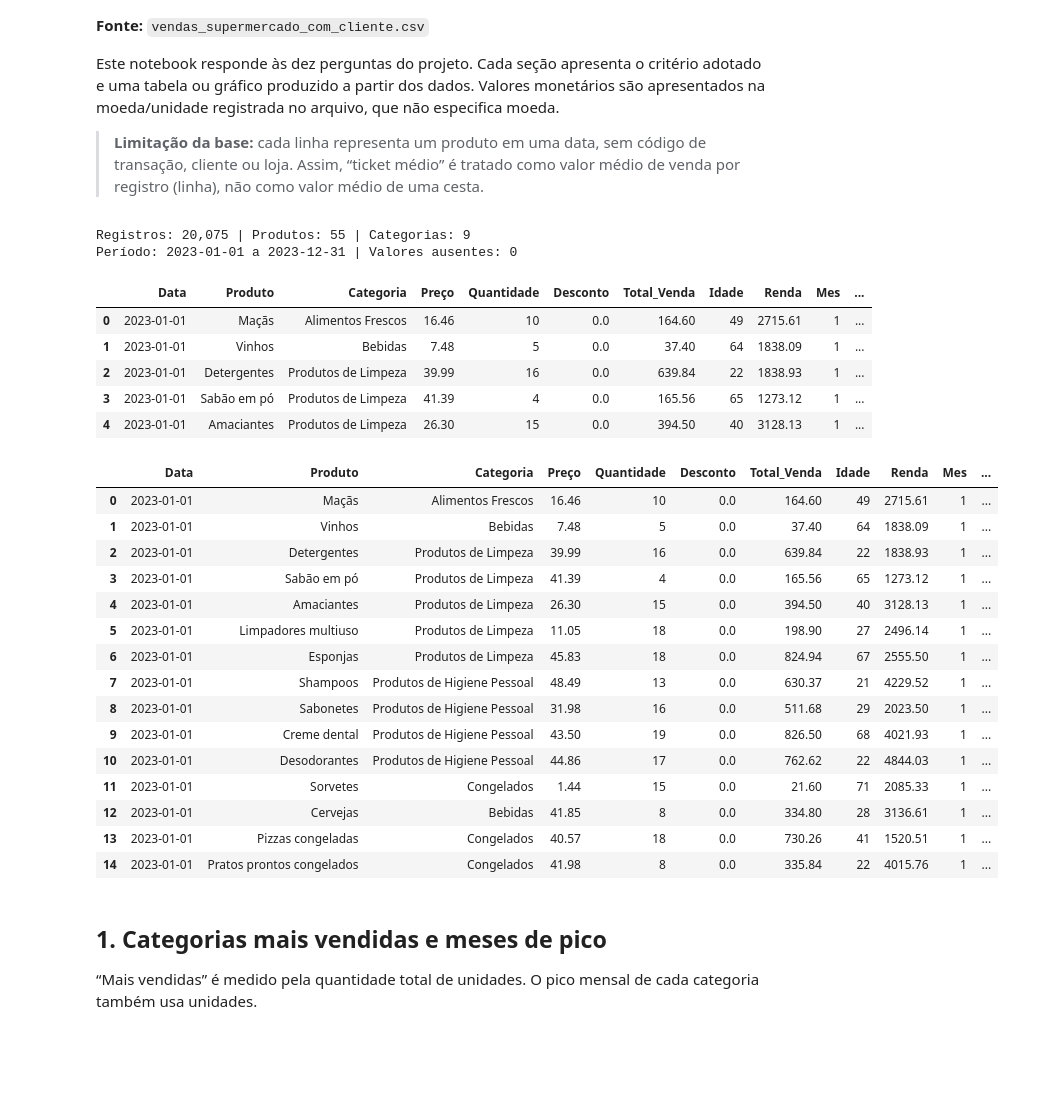
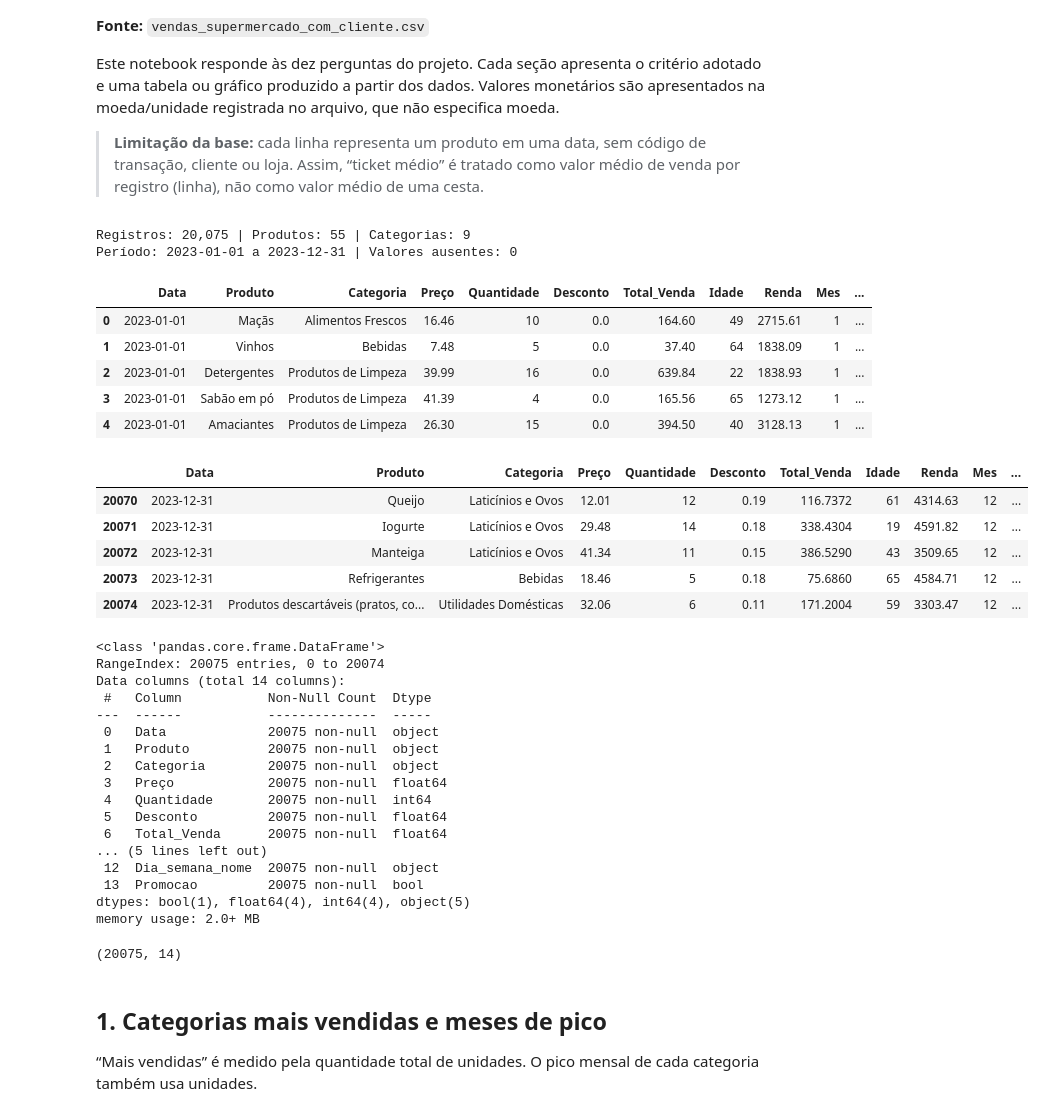
Before and after one commit to fabiojangelni/projeto_analise_exploratoria, a Jupyter notebook: analise_exploratoria_vendas_projeto.ipynb, the cells around one changed output. Drawn from its saved outputs; the diff is of its cells as text; code cells hidden in the pictures; blank space fills up the shorter version.

```diff
--- a/analise_exploratoria_vendas_projeto.ipynb
+++ b/analise_exploratoria_vendas_projeto.ipynb
@@ -14,48 +14,63 @@ from datetime import datetime
 import matplotlib.pyplot as plt
 import seaborn as sns
 sns.set_style("whitegrid")
 from IPython.display import display
 import numpy as np
 
 ARQUIVO = Path("vendas_supermercado_com_cliente.csv")
 df = pd.read_csv(ARQUIVO, encoding="utf-8-sig")
 df = df.sort_values("Data").reset_index(drop=True)
 df["Mes"] = df["Data"].apply(lambda data: int(data[5:7]))
 meses = {1:"Jan",2:"Fev",3:"Mar",4:"Abr",5:"Mai",6:"Jun",7:"Jul",8:"Ago",9:"Set",10:"Out",11:"Nov",12:"Dez"}
 df["Mes_nome"] = df["Mes"].apply(lambda mes: meses[mes])
 df["Dia_semana"] = df["Data"].apply(lambda data: datetime.strptime(data, "%Y-%m-%d").weekday())
 nomes_dias = {0:"Segunda",1:"Terça",2:"Quarta",3:"Quinta",4:"Sexta",5:"Sábado",6:"Domingo"}
 df["Dia_semana_nome"] = df["Dia_semana"].apply(lambda dia: nomes_dias[dia])
 df["Promocao"] = df["Desconto"].gt(0)
 print(f"Registros: {len(df):,} | Produtos: {df['Produto'].nunique()} | Categorias: {df['Categoria'].nunique()}")
 print(f"Período: {df['Data'].min()} a {df['Data'].max()} | Valores ausentes: {int(df.isna().sum().sum())}")
 display(df.head())
 df.head(15)
+df.tail()
 # %% [output]
 Registros: 20,075 | Produtos: 55 | Categorias: 9
 Período: 2023-01-01 a 2023-12-31 | Valores ausentes: 0
 |  | Data | Produto | Categoria | Preço | Quantidade | Desconto | Total_Venda | Idade | Renda | Mes | ... |
 | 0 | 2023-01-01 | Maçãs | Alimentos Frescos | 16.46 | 10 | 0.0 | 164.60 | 49 | 2715.61 | 1 | ... |
 | 1 | 2023-01-01 | Vinhos | Bebidas | 7.48 | 5 | 0.0 | 37.40 | 64 | 1838.09 | 1 | ... |
 | 2 | 2023-01-01 | Detergentes | Produtos de Limpeza | 39.99 | 16 | 0.0 | 639.84 | 22 | 1838.93 | 1 | ... |
 | 3 | 2023-01-01 | Sabão em pó | Produtos de Limpeza | 41.39 | 4 | 0.0 | 165.56 | 65 | 1273.12 | 1 | ... |
 | 4 | 2023-01-01 | Amaciantes | Produtos de Limpeza | 26.30 | 15 | 0.0 | 394.50 | 40 | 3128.13 | 1 | ... |
 |  | Data | Produto | Categoria | Preço | Quantidade | Desconto | Total_Venda | Idade | Renda | Mes | ... |
-| 0 | 2023-01-01 | Maçãs | Alimentos Frescos | 16.46 | 10 | 0.0 | 164.60 | 49 | 2715.61 | 1 | ... |
-| 1 | 2023-01-01 | Vinhos | Bebidas | 7.48 | 5 | 0.0 | 37.40 | 64 | 1838.09 | 1 | ... |
-| 2 | 2023-01-01 | Detergentes | Produtos de Limpeza | 39.99 | 16 | 0.0 | 639.84 | 22 | 1838.93 | 1 | ... |
-| 3 | 2023-01-01 | Sabão em pó | Produtos de Limpeza | 41.39 | 4 | 0.0 | 165.56 | 65 | 1273.12 | 1 | ... |
-| 4 | 2023-01-01 | Amaciantes | Produtos de Limpeza | 26.30 | 15 | 0.0 | 394.50 | 40 | 3128.13 | 1 | ... |
-| 5 | 2023-01-01 | Limpadores multiuso | Produtos de Limpeza | 11.05 | 18 | 0.0 | 198.90 | 27 | 2496.14 | 1 | ... |
-| 6 | 2023-01-01 | Esponjas | Produtos de Limpeza | 45.83 | 18 | 0.0 | 824.94 | 67 | 2555.50 | 1 | ... |
-| 7 | 2023-01-01 | Shampoos | Produtos de Higiene Pessoal | 48.49 | 13 | 0.0 | 630.37 | 21 | 4229.52 | 1 | ... |
-| 8 | 2023-01-01 | Sabonetes | Produtos de Higiene Pessoal | 31.98 | 16 | 0.0 | 511.68 | 29 | 2023.50 | 1 | ... |
-| 9 | 2023-01-01 | Creme dental | Produtos de Higiene Pessoal | 43.50 | 19 | 0.0 | 826.50 | 68 | 4021.93 | 1 | ... |
-| 10 | 2023-01-01 | Desodorantes | Produtos de Higiene Pessoal | 44.86 | 17 | 0.0 | 762.62 | 22 | 4844.03 | 1 | ... |
-| 11 | 2023-01-01 | Sorvetes | Congelados | 1.44 | 15 | 0.0 | 21.60 | 71 | 2085.33 | 1 | ... |
-| 12 | 2023-01-01 | Cervejas | Bebidas | 41.85 | 8 | 0.0 | 334.80 | 28 | 3136.61 | 1 | ... |
-| 13 | 2023-01-01 | Pizzas congeladas | Congelados | 40.57 | 18 | 0.0 | 730.26 | 41 | 1520.51 | 1 | ... |
-| 14 | 2023-01-01 | Pratos prontos congelados | Congelados | 41.98 | 8 | 0.0 | 335.84 | 22 | 4015.76 | 1 | ... |
+| 20070 | 2023-12-31 | Queijo | Laticínios e Ovos | 12.01 | 12 | 0.19 | 116.7372 | 61 | 4314.63 | 12 | ... |
+| 20071 | 2023-12-31 | Iogurte | Laticínios e Ovos | 29.48 | 14 | 0.18 | 338.4304 | 19 | 4591.82 | 12 | ... |
+| 20072 | 2023-12-31 | Manteiga | Laticínios e Ovos | 41.34 | 11 | 0.15 | 386.5290 | 43 | 3509.65 | 12 | ... |
+| 20073 | 2023-12-31 | Refrigerantes | Bebidas | 18.46 | 5 | 0.18 | 75.6860 | 65 | 4584.71 | 12 | ... |
+| 20074 | 2023-12-31 | Produtos descartáveis (pratos, co... | Utilidades Domésticas | 32.06 | 6 | 0.11 | 171.2004 | 59 | 3303.47 | 12 | ... |
+# %%
+df.info()
+# %% [output]
+<class 'pandas.core.frame.DataFrame'>
+RangeIndex: 20075 entries, 0 to 20074
+Data columns (total 14 columns):
+ #   Column           Non-Null Count  Dtype
+---  ------           --------------  -----
+ 0   Data             20075 non-null  object
+ 1   Produto          20075 non-null  object
+ 2   Categoria        20075 non-null  object
+ 3   Preço            20075 non-null  float64
+ 4   Quantidade       20075 non-null  int64
+ 5   Desconto         20075 non-null  float64
+ 6   Total_Venda      20075 non-null  float64
+... (5 lines left out)
+ 12  Dia_semana_nome  20075 non-null  object
+ 13  Promocao         20075 non-null  bool
+dtypes: bool(1), float64(4), int64(4), object(5)
+memory usage: 2.0+ MB
+# %%
+df.shape
+# %% [output]
+(20075, 14)
 # %% [markdown]
 ## 1. Categorias mais vendidas e meses de pico
 
```
